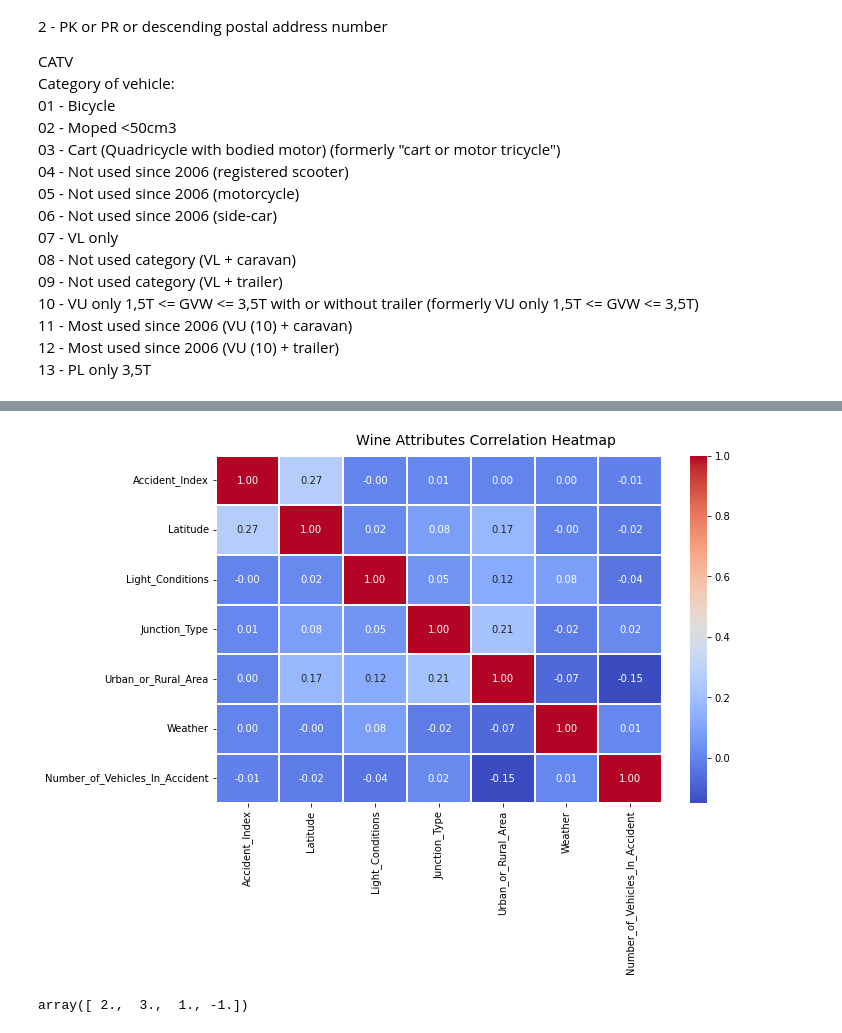
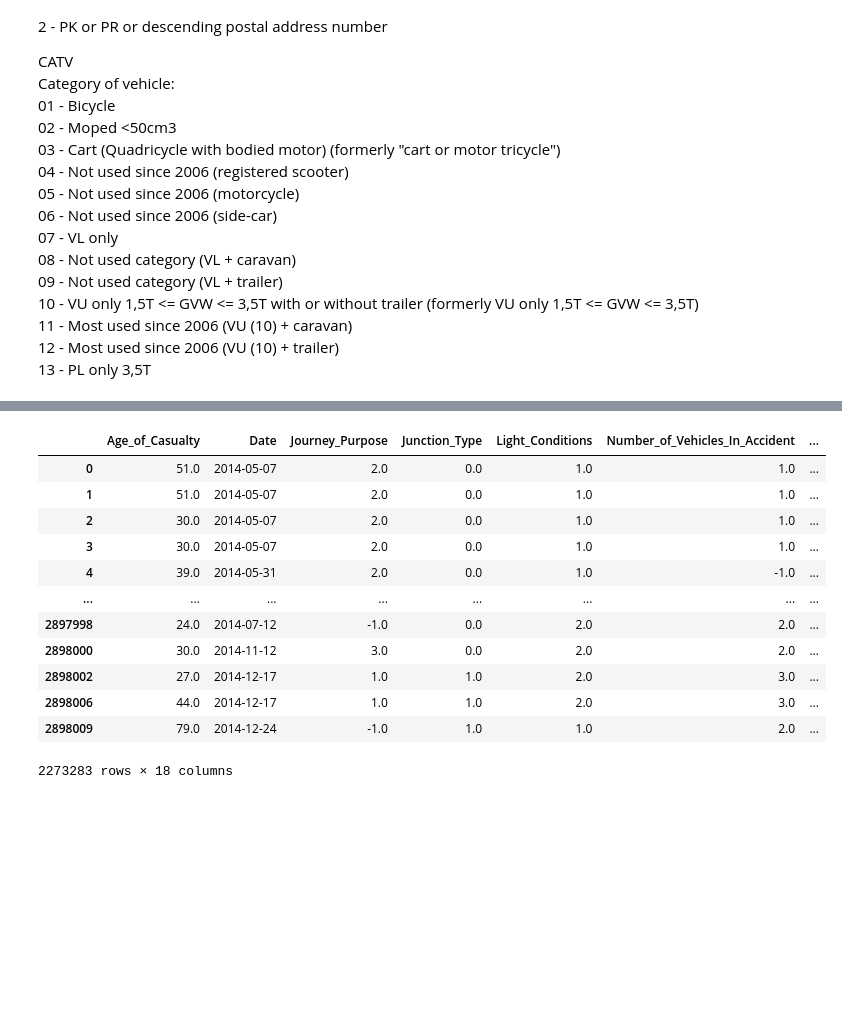
Before and after one commit to JotaCruz20/SGD2, a Jupyter notebook: 2º Projeto.ipynb, the cells around one changed output, grey strips where cells are left out. Saved outputs shown, nothing was run; the diff lists cells and outputs as text; code cells hidden in the pictures; blank space fills up the shorter version.

Commit message:
both dataframes together

```diff
--- a/2º Projeto.ipynb
+++ b/2º Projeto.ipynb
@@ -1144,13 +1009,23 @@ t= f.suptitle('Wine Attributes Correlation Heatmap', fontsize=14)
-# %%
-f, ax = plt.subplots(figsize=(10, 6))
-corr = accidentsFR.corr()
-hm = sns.heatmap(round(corr,2), annot=True, ax=ax, cmap="coolwarm",fmt='.2f',
-            linewidths=.05)
-f.subplots_adjust(top=0.93)
-t= f.suptitle('Wine Attributes Correlation Heatmap', fontsize=14)
-# %% [output]
-[figure, removed]
-# %%
-accidentsUK['Type_of_Road'].unique()
-# %% [output]
-array([ 2.,  3.,  1., -1.])
+# %%
+#Ficar só com as linhas de condutores pois são os unicos q nos interessam
+personsAuxUk = personsUK
+personsAuxFR = personsFR
+
+personsAuxUk = personsAuxUk.drop(personsAuxUk[personsAuxUk.Casualty_Class != 1].index)
+personsAuxFR = personsAuxFR.drop(personsAuxFR[personsAuxFR.catu != 1].index)
+
+#join nas tabelas todas
+personsAuxFR = pd.merge(personsAuxFR,placesFR,on="Accident_Index")
+personsAuxFR = pd.merge(personsAuxFR,accidentsFR,on="Accident_Index")
+personsAuxFR = pd.merge(personsAuxFR,vehiclesFR,on="Accident_Index")
+personsAuxFR.rename(columns = {'sexe':'Sex_of_Casualty'}, inplace = True)
+personsAuxFR = personsAuxFR.dropna(how='any')
+personsAuxFR["Age_of_Casualty"] = 2022 - personsAuxFR["an_nais"]
+personsAuxFR = personsAuxFR.drop("catu",1).drop("Car_Passenger_Place", 1).drop("Pedestrian_Movement", 1).drop("Pedestrian_Position", 1).drop("occutc", 1).drop("an_nais", 1)
+
+
+personsAuxUk = pd.merge(personsAuxUk,vehiclesUK, on="Accident_Index")
+personsAuxUk = pd.merge(personsAuxUk,accidentsUK, on="Accident_Index")
+personsAuxUk = personsAuxUk.drop(personsAuxUk[personsAuxUk.Age_of_Casualty !=personsAuxUk.Age_of_Driver].index)
+personsAuxUk = personsAuxUk.drop("Casualty_Reference", 1).drop("Casualty_Class", 1).drop("Severity_x", 1).drop("Age_Band_of_Casualty", 1).drop("Pedestrian_Position", 1).drop("Car_Passenger_Place",1).drop("Day_of_Week", 1).drop("Pedestrian_Movement", 1).drop("Vehicle_Manoeuvre", 1).drop("Hit_Object_in_Carriageway", 1).drop("Hit_Object_off_Carriageway", 1).drop("Sex_of_Driver", 1).drop("Age_of_Driver", 1).drop("Age_Band_of_Driver", 1).drop("Age_of_Vehicle", 1).drop("Driver_Home_Area_Type", 1).drop("Number_of_Casualties", 1).drop("Propulsion_Code",1).drop("Speed_limit", 1)
+personsAuxUk.rename(columns = {'Severity_y': 'Severity'}, inplace = True)
@@ -1156,0 +1040,27 @@ array([ 2.,  3.,  1., -1.])
+# %%
+joinUK = uk
+joinUK = joinUK.drop("Accident_Index",1).drop("Local_Authority_(District)",1).drop("Local_Authority_(Highway)",1).drop("Latitude", 1).drop("Longitude", 1)
+
+joinFR = fr
+joinFR = joinFR.drop("Accident_Index",1).drop("Latitude", 1).drop("Longitude", 1)
+
+joinFR["Country"] = 0
+joinUK["Country"] = 1
+
+joined = pd.concat([joinFR,joinUK])
+
+joined
+# %% [output]
+|  | Age_of_Casualty | Date | Journey_Purpose | Junction_Type | Light_Conditions | Number_of_Vehicles_In_Accident | ... |
+| 0 | 51.0 | 2014-05-07 | 2.0 | 0.0 | 1.0 | 1.0 | ... |
+| 1 | 51.0 | 2014-05-07 | 2.0 | 0.0 | 1.0 | 1.0 | ... |
+| 2 | 30.0 | 2014-05-07 | 2.0 | 0.0 | 1.0 | 1.0 | ... |
+| 3 | 30.0 | 2014-05-07 | 2.0 | 0.0 | 1.0 | 1.0 | ... |
+| 4 | 39.0 | 2014-05-31 | 2.0 | 0.0 | 1.0 | -1.0 | ... |
+| ... | ... | ... | ... | ... | ... | ... | ... |
+| 2897998 | 24.0 | 2014-07-12 | -1.0 | 0.0 | 2.0 | 2.0 | ... |
+| 2898000 | 30.0 | 2014-11-12 | 3.0 | 0.0 | 2.0 | 2.0 | ... |
+| 2898002 | 27.0 | 2014-12-17 | 1.0 | 1.0 | 2.0 | 3.0 | ... |
+| 2898006 | 44.0 | 2014-12-17 | 1.0 | 1.0 | 2.0 | 3.0 | ... |
+| 2898009 | 79.0 | 2014-12-24 | -1.0 | 1.0 | 1.0 | 2.0 | ... |
+2273283 rows × 18 columns
```
Also changed, not shown: parts of 13 cells of this notebook.
